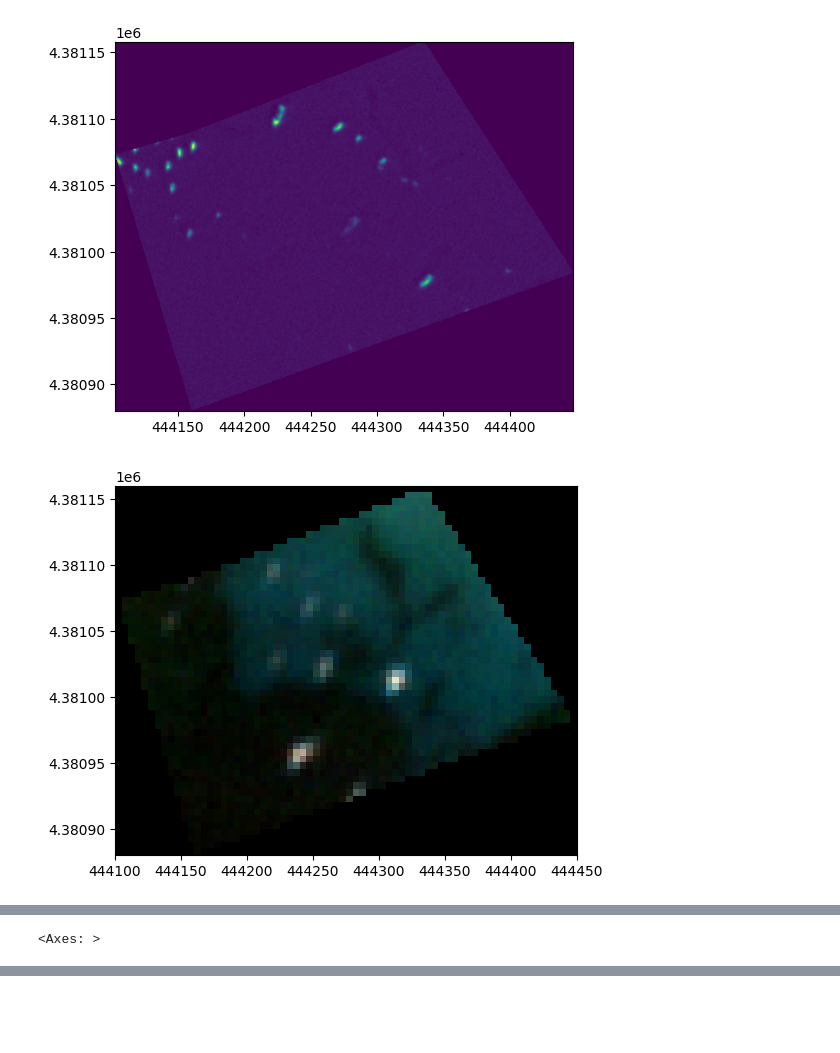
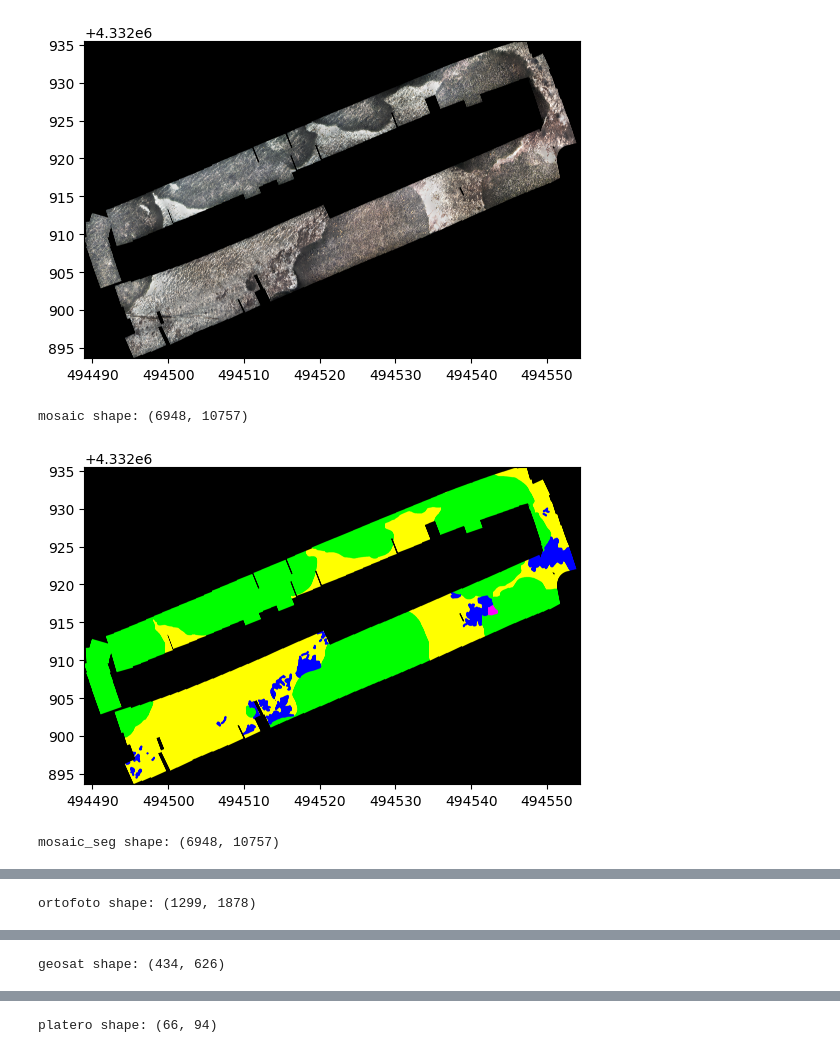
Before and after one commit to srv/opencosmos, a Jupyter notebook: opencosmos.ipynb, the cells around one changed output, grey strips where cells are left out. Saved outputs shown, nothing was run; the diff lists cells and outputs as text; code cells hidden in the pictures; blank space fills up the shorter version.

```diff
--- a/opencosmos.ipynb
+++ b/opencosmos.ipynb
@@ -53,21 +54,31 @@ plt.show()
 # %%
 ## READ AND PLOT GEOTIFFs ##
+mosaic_path = "drive/MyDrive/opencosmos/data/cabrera_geoloc/cabrera_05_02_2025.tif"
+mosaic_tif = rasterio.open(mosaic_path)
+rasterio.plot.show(mosaic_tif)
+print("mosaic shape:", mosaic_tif.shape)
 
-geotiff_path = "drive/MyDrive/opencosmos/data/geosat/geosat_stelm_crop.tif"
-tiff = rasterio.open(geotiff_path)
-rasterio.plot.show(tiff.read(1), transform=tiff.transform)
+mosaic_seg_path = "drive/MyDrive/opencosmos/data/cabrera_geoloc/cabrera_seg_05_02_2025.tif"
+mosaic_seg_tif = rasterio.open(mosaic_seg_path)
+rasterio.plot.show(mosaic_seg_tif)
+print("mosaic_seg shape:", mosaic_seg_tif.shape)
 
-geotiff_path = "drive/MyDrive/opencosmos/data/opencosmos/platero_stelm_crop.tiff"
-tiff = rasterio.open(geotiff_path)
-rasterio.plot.show(tiff)
+ortofoto_path = "drive/MyDrive/opencosmos/data/cabrera_geoloc/clip_ortofoto_Cabrera_2024.tif"
+ortofoto_tif = rasterio.open(ortofoto_path)
+rasterio.plot.show(ortofoto_tif)
+print("ortofoto shape:", ortofoto_tif.shape)
 
-geotiff_path = "drive/MyDrive/opencosmos/data/mosaics/stelm3.tif"
-tiff = rasterio.open(geotiff_path)
-rasterio.plot.show(tiff)
+geosat_path = "drive/MyDrive/opencosmos/data/cabrera_geoloc/Clip_Geosat_Cabrera_20230204.tif"
+geosat_tif = rasterio.open(geosat_path)
+rasterio.plot.show(geosat_tif.read(1), transform=geosat_tif.transform)
+print("geosat shape:", geosat_tif.shape)
 
-geotiff_path = "drive/MyDrive/opencosmos/data/mosaics/stelm3_seg.tif"
-tiff = rasterio.open(geotiff_path)
-rasterio.plot.show(tiff)
+platero_path = "drive/MyDrive/opencosmos/data/cabrera_geoloc/clip_Platero_20250809.tif"
+platero_tif = rasterio.open(platero_path)
+rasterio.plot.show(platero_tif)
+print("platero shape:", platero_tif.shape)
 # %% [output]
-[figure, old version]
+[figure, new version]
+mosaic shape: (6948, 10757)
-[figure, old version]
+[figure, new version]
+mosaic_seg shape: (6948, 10757)
@@ -74,0 +86 @@ rasterio.plot.show(tiff)
+ortofoto shape: (1299, 1878)
@@ -76 +88 @@ rasterio.plot.show(tiff)
-<Axes: >
+geosat shape: (434, 626)
@@ -76,0 +90 @@ rasterio.plot.show(tiff)
+platero shape: (66, 94)
```
Also changed, not shown: parts of 9 cells of this notebook.
